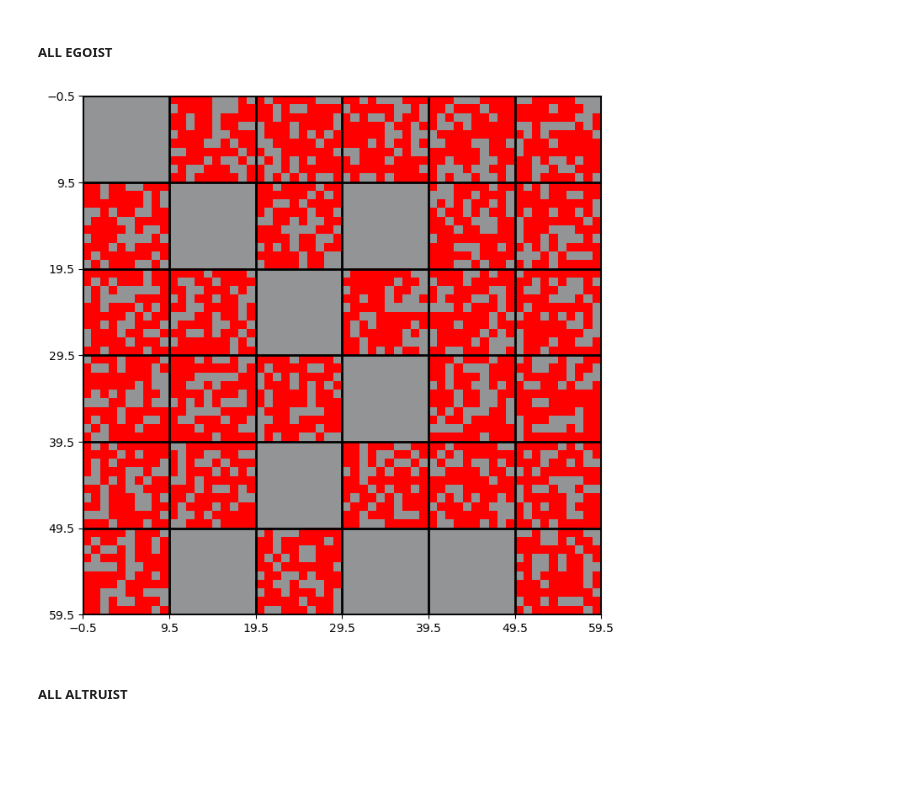
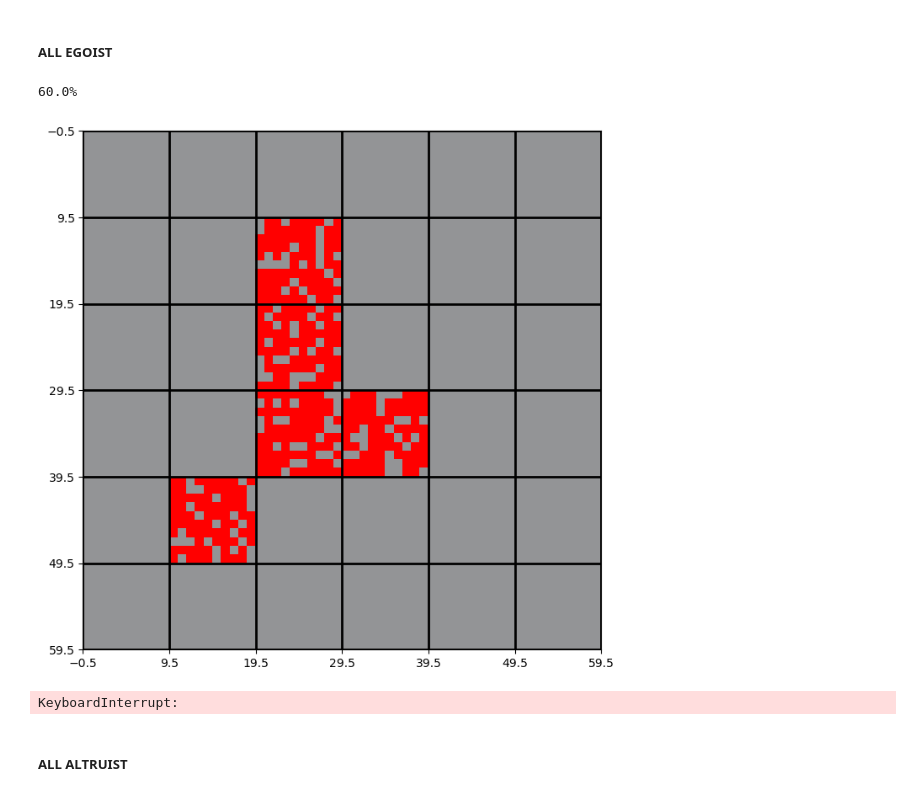
Before and after one commit to AlantheBenign/Critical-mass-model-for-social-dynamic, a Jupyter notebook: Modelo de Schelling/[PRONTO] PNAS Model Competition between collective and individual dynamics.ipynb, the cells around one changed output. Drawn from its saved outputs; the diff is of its cells as text; code cells hidden in the pictures; blank space fills up the shorter version.

```diff
--- a/Modelo de Schelling/[PRONTO] PNAS Model Competition between collective and individual dynamics.ipynb
+++ b/Modelo de Schelling/[PRONTO] PNAS Model Competition between collective and individual dynamics.ipynb
@@ -84,7 +86,7 @@ def utility_function(pho):
 
     return utility
 # %%
-def detect_city_utility(n, density_array):
+def detect_city_utility(n, density_array, agent_array):
     #check city utility
     city_utility = 0.0
 
@@ -94,6 +96,8 @@ def detect_city_utility(n, density_array):
     return city_utility
 # %%
 def simulation_step(n, T, alpha, city, vacancy_array, agent_array, density_array):
+    if len(agent_array) == 0 or len(vacancy_array) == 0:
+        return city, vacancy_array, agent_array, density_array
     #we choose an agent and a vancant site in another block, it moves if its utility function increases.
     rndV = np.random.randint(0, len(vacancy_array))
     rndA = np.random.randint(0, len(agent_array))
@@ -111,10 +115,10 @@ def simulation_step(n, T, alpha, city, vacancy_array, agent_array, density_array
     delta_agent_utility = new_agent_utility - agent_utility
 
     #computing delta city utility
-    city_utility = detect_city_utility(n, density_array)
+    city_utility = detect_city_utility(n, density_array, agent_array)
     density_array[codeV] += 1/(n*n)
     density_array[codeA] -= 1/(n*n)
-    new_city_utility = detect_city_utility(n, density_array)
+    new_city_utility = detect_city_utility(n, density_array, agent_array)
     density_array[codeV] = phoV
     density_array[codeA] = phoA
     delta_city_utility = new_city_utility - city_utility
@@ -123,7 +127,13 @@ def simulation_step(n, T, alpha, city, vacancy_array, agent_array, density_array
     gain = delta_agent_utility + alpha * (delta_city_utility - delta_agent_utility)
 
     #computing movement probability
-    prob = 1 / (1 + np.exp(-gain/T))
+    if (T != 0):
+        prob = 1 / (1 + np.exp(-gain/T))
+    else:
+        if gain > 0:
+            prob = 1
+        else:
+            prob = 0
 
     rnd = np.random.random()
 
@@ -142,9 +152,6 @@ def simulation_step(n, T, alpha, city, vacancy_array, agent_array, density_array
         density_array[codeV] += 1/(n*n)
         density_array[codeA] -= 1/(n*n)
 
-        #update city_utility
-        city_utility = detect_city_utility(n, density_array)
-
     return city, vacancy_array, agent_array, density_array
 # %% [markdown]
 #### MODEL TESTING
@@ -153,28 +160,44 @@ def simulation_step(n, T, alpha, city, vacancy_array, agent_array, density_array
 # %%
 n = 10
 q = 6
 T = 0
 alpha = 0
-agent_density = 0.5
+agent_density = 0.1
 
 city, vacancy_array, agent_array, density_array = create_city(n, q, agent_density)
-
-city_utility = detect_city_utility(n, density_array)
+print(len(agent_array)/(n*n*q*q))
+low_density = np.array([])
+for i in range(len(density_array)):
+    density = density_array[i]
+    if density < 0.5:
+        low_density = np.append(low_density, i)
 
 steps = 100000
 passo = steps/10
+
 for a in range(steps):
     city, vacancy_array, agent_array, density_array = simulation_step(n, T, alpha, city, vacancy_array, agent_array, density_array)
 
     if(a%passo == 0):
         print(str(a/steps * 100) + '%')
         plot_grid(city, n, alpha)
         time.sleep(0.1)
         display.clear_output(wait=True)
 
 plot_grid(city, n, alpha)
+
+a = 0
+counter = 0
+for i in density_array:
+    if i >= (1/(n*n)):
+        a += i
+        counter += 1
+print(a/counter)
+print(low_density)
 # %% [output]
+60.0%
-[figure, old version]
+[figure, new version]
+KeyboardInterrupt:
 # %% [markdown]
 ##### ALL ALTRUIST
 # %%
```
Also changed, not shown: parts of 15 cells of this notebook, 3 other files.
